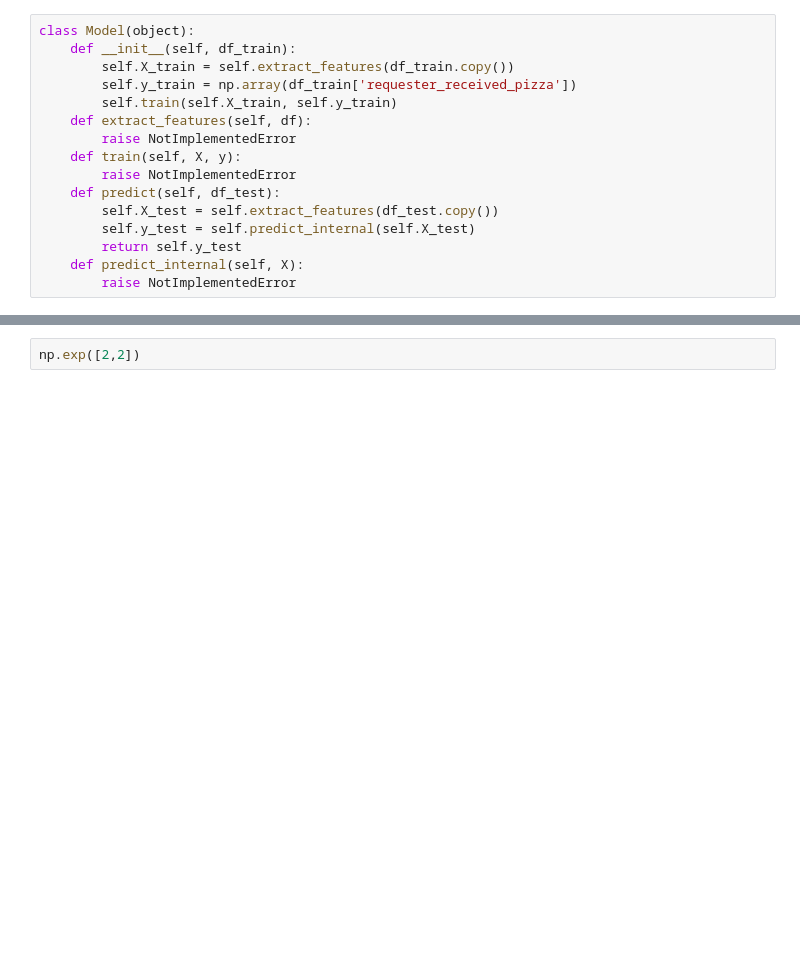
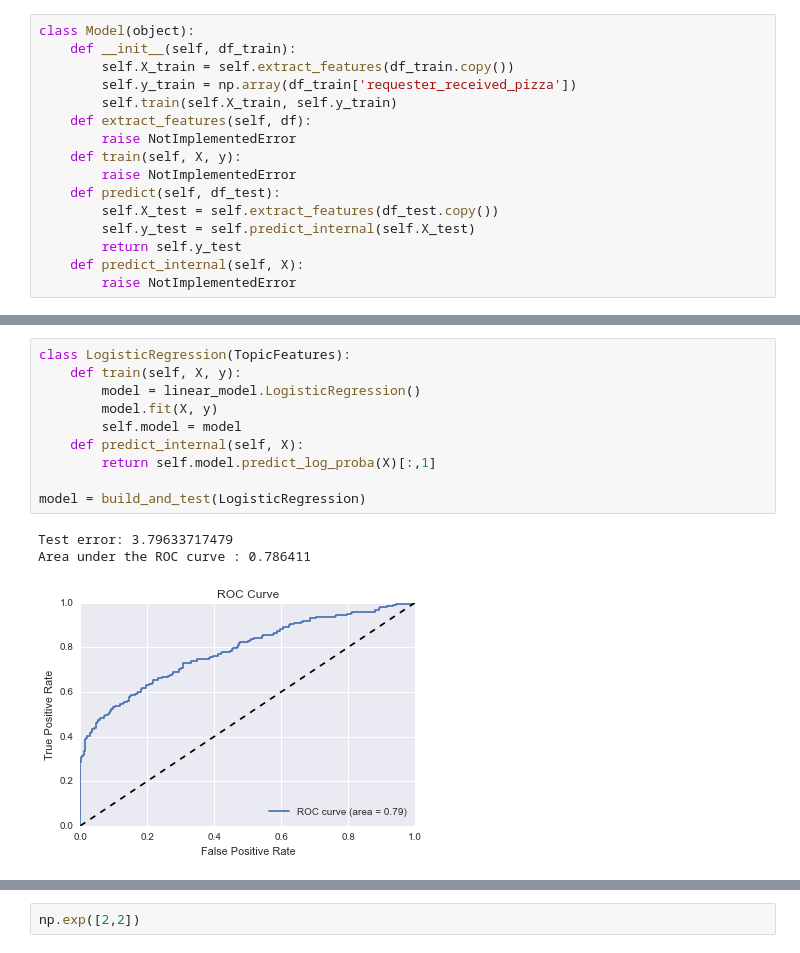
Before and after one commit to anantzoid/kaggle-pizza, a Jupyter notebook: Warfel - Modeling .ipynb, the cells around one changed output, grey strips where cells are left out. Saved outputs shown, nothing was run; the diff lists cells and outputs as text; blank space fills up the shorter version.

```diff
--- a/Warfel - Modeling .ipynb
+++ b/Warfel - Modeling .ipynb
@@ -121,0 +162,14 @@ Area under the ROC curve : 0.733053
+# %%
+class LogisticRegression(TopicFeatures):
+    def train(self, X, y):
+        model = linear_model.LogisticRegression()
+        model.fit(X, y)
+        self.model = model
+    def predict_internal(self, X):
+        return self.model.predict_log_proba(X)[:,1]
+
+model = build_and_test(LogisticRegression)
+# %% [output]
+Test error: 3.79633717479
+Area under the ROC curve : 0.786411
+[figure, added]
```
Also changed, not shown: parts of 15 cells of this notebook, 4 other files.
